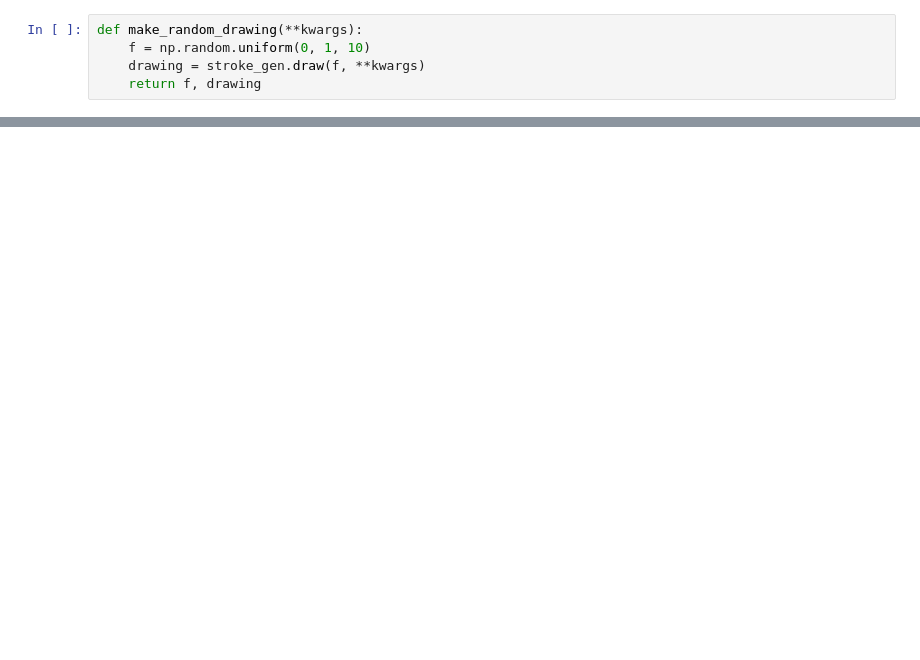
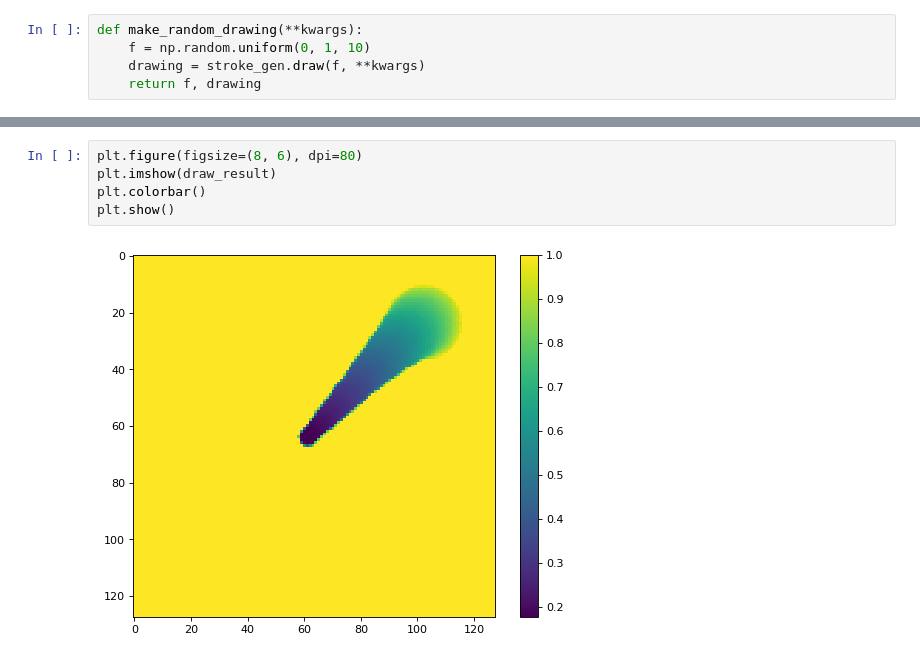
Before and after one commit to tropylium/LearningToPaint, a Jupyter notebook: testing.ipynb, the cells around one changed output, grey strips where cells are left out. Saved outputs shown, nothing was run; the diff lists cells and outputs as text; blank space fills up the shorter version.

```diff
--- a/testing.ipynb
+++ b/testing.ipynb
@@ -39,0 +116,7 @@ AttributeError: module 'tqdm' has no attribute '_instances'
+# %%
+plt.figure(figsize=(8, 6), dpi=80)
+plt.imshow(draw_result)
+plt.colorbar()
+plt.show()
+# %% [output]
+[figure, added]
```
Also changed, not shown: parts of 16 cells of this notebook, 2 other files.
